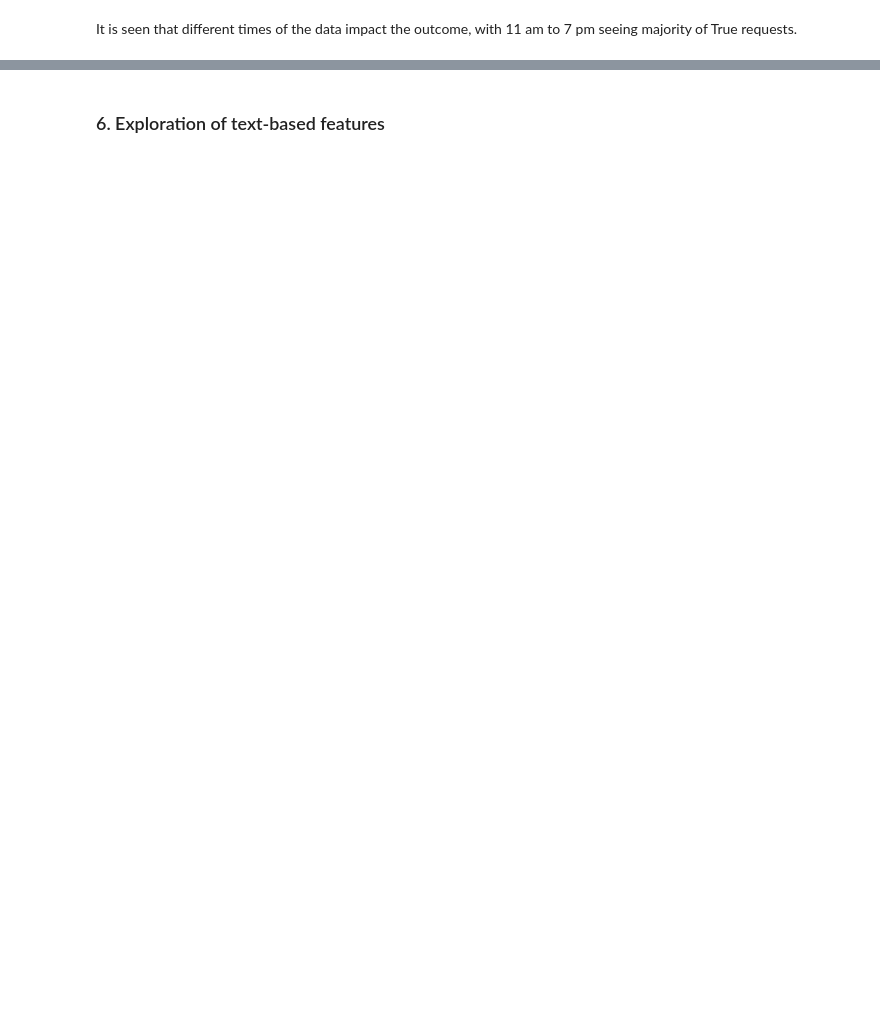
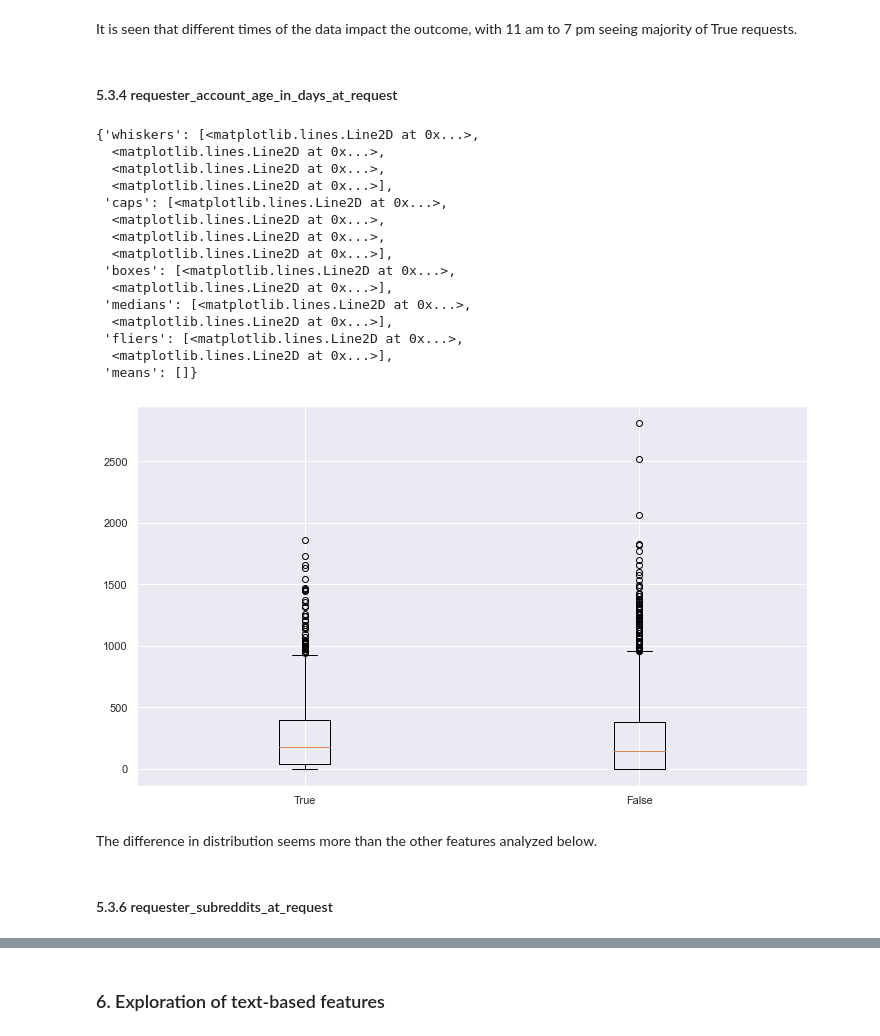
Before and after one commit to prakharm1/w207_project4, a Jupyter notebook: Baseline_Presentation.ipynb, the cells around one changed output, grey strips where cells are left out. Cells and saved outputs as stored; diff of their text form; code cells hidden in the pictures; blank space fills up the shorter version.

```diff
--- a/Baseline_Presentation.ipynb
+++ b/Baseline_Presentation.ipynb
@@ -240,2 +248,35 @@ pd.DataFrame(pd.crosstab(train.requester_received_pizza,
 # %% [markdown]
 It is seen that different times of the data impact the outcome, with 11 am to 7 pm seeing majority of True requests.
+# %% [markdown]
+#### 5.3.4 requester_account_age_in_days_at_request
+# %%
+requester_account_age_in_days_at_request_1 = train[train['requester_received_pizza'] == True]['requester_account_age_in_days_at_request']
+requester_account_age_in_days_at_request_0 = train[train['requester_received_pizza'] == False]['requester_account_age_in_days_at_request']
+
+set_to_plot = [requester_account_age_in_days_at_request_1, requester_account_age_in_days_at_request_0]
+
+labels = train['requester_received_pizza'].unique()
+
+fig, ax = plt.subplots(figsize=(12, 7))
+ax.boxplot(set_to_plot, labels=labels)
+# %% [output]
+{'whiskers': [<matplotlib.lines.Line2D at 0x...>,
+  <matplotlib.lines.Line2D at 0x...>,
+  <matplotlib.lines.Line2D at 0x...>,
+  <matplotlib.lines.Line2D at 0x...>],
+ 'caps': [<matplotlib.lines.Line2D at 0x...>,
+  <matplotlib.lines.Line2D at 0x...>,
+  <matplotlib.lines.Line2D at 0x...>,
+  <matplotlib.lines.Line2D at 0x...>],
+ 'boxes': [<matplotlib.lines.Line2D at 0x...>,
+  <matplotlib.lines.Line2D at 0x...>],
+ 'medians': [<matplotlib.lines.Line2D at 0x...>,
+  <matplotlib.lines.Line2D at 0x...>],
+ 'fliers': [<matplotlib.lines.Line2D at 0x...>,
+  <matplotlib.lines.Line2D at 0x...>],
+ 'means': []}
+[figure, added]
+# %% [markdown]
+The difference in distribution seems more than the other features analyzed below.
+# %% [markdown]
+#### 5.3.6 requester_subreddits_at_request
```
Also changed, not shown: parts of 72 cells of this notebook.
